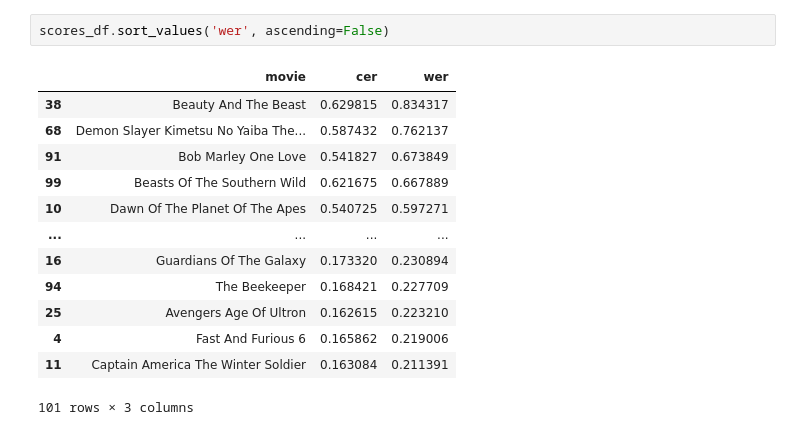
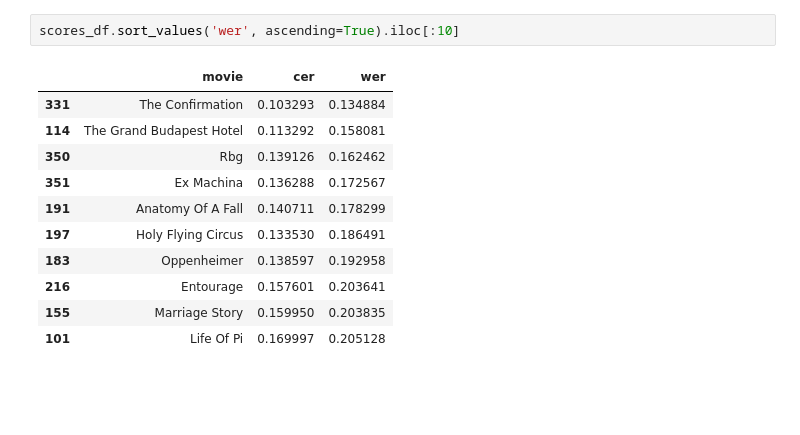
Before and after one commit to sydney-machine-learning/audiodescription-abusedetection, a Jupyter notebook: subtitles_quality_visualisation.ipynb, the cells around one changed output. Saved outputs shown, nothing was run; the diff lists cells and outputs as text; blank space fills up the shorter version.

```diff
--- a/subtitles_quality_visualisation.ipynb
+++ b/subtitles_quality_visualisation.ipynb
@@ -32,16 +41,14 @@ Text(0.5, 1.0, 'Word Error Rate')
-# %%
-scores_df.sort_values('wer', ascending=False)
-# %% [output]
-|  | movie | cer | wer |
-| 38 | Beauty And The Beast | 0.629815 | 0.834317 |
-| 68 | Demon Slayer Kimetsu No Yaiba The... | 0.587432 | 0.762137 |
-| 91 | Bob Marley One Love | 0.541827 | 0.673849 |
-| 99 | Beasts Of The Southern Wild | 0.621675 | 0.667889 |
-| 10 | Dawn Of The Planet Of The Apes | 0.540725 | 0.597271 |
-| ... | ... | ... | ... |
-| 16 | Guardians Of The Galaxy | 0.173320 | 0.230894 |
-| 94 | The Beekeeper | 0.168421 | 0.227709 |
-| 25 | Avengers Age Of Ultron | 0.162615 | 0.223210 |
-| 4 | Fast And Furious 6 | 0.165862 | 0.219006 |
-| 11 | Captain America The Winter Soldier | 0.163084 | 0.211391 |
-101 rows × 3 columns
+# %%
+scores_df.sort_values('wer', ascending=True).iloc[:10]
+# %% [output]
+|  | movie | cer | wer |
+| 331 | The Confirmation | 0.103293 | 0.134884 |
+| 114 | The Grand Budapest Hotel | 0.113292 | 0.158081 |
+| 350 | Rbg | 0.139126 | 0.162462 |
+| 351 | Ex Machina | 0.136288 | 0.172567 |
+| 191 | Anatomy Of A Fall | 0.140711 | 0.178299 |
+| 197 | Holy Flying Circus | 0.133530 | 0.186491 |
+| 183 | Oppenheimer | 0.138597 | 0.192958 |
+| 216 | Entourage | 0.157601 | 0.203641 |
+| 155 | Marriage Story | 0.159950 | 0.203835 |
+| 101 | Life Of Pi | 0.169997 | 0.205128 |
```
Also changed, not shown: parts of 6 cells of this notebook, 11 other files.
